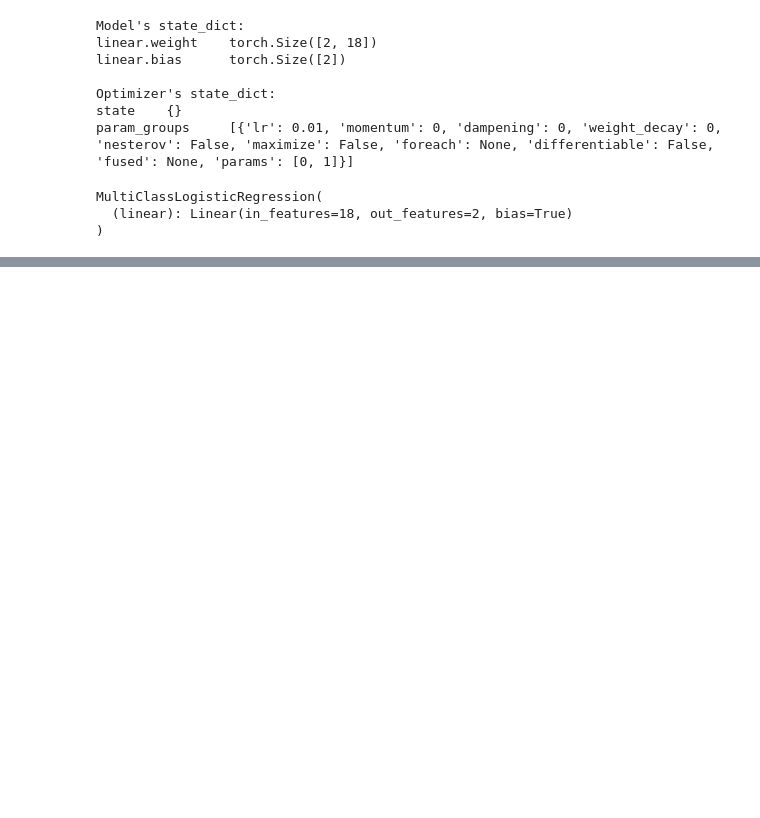
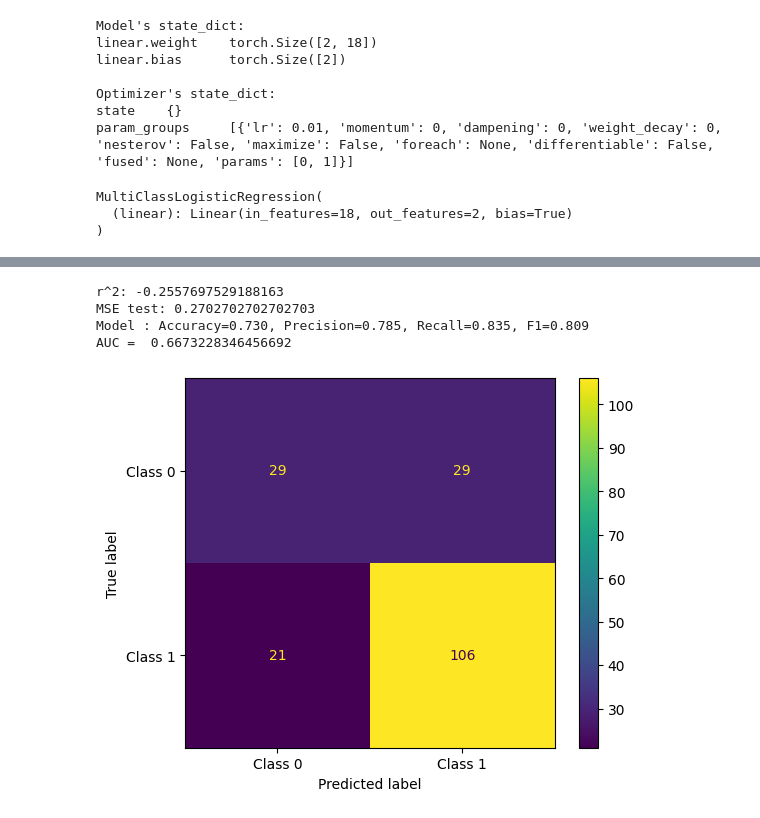
Before and after one commit to rileydrcelik/startup_predictor, a Jupyter notebook: testingbyasap.ipynb, the cells around one changed output, grey strips where cells are left out. Drawn from its saved outputs; the diff is of its cells as text; code cells hidden in the pictures; blank space fills up the shorter version.

```diff
--- a/testingbyasap.ipynb
+++ b/testingbyasap.ipynb
@@ -1094,0 +1072,35 @@ weighted avg       0.70      0.70      0.70       185
+# %%
+params = {
+    'n_estimators': (50, 500),             # Number of trees
+    'learning_rate': (0.01, 0.3, 'log-uniform'),  # Learning rate
+    'max_depth': (2, 10),                 # Maximum tree depth
+    'subsample': (0.5, 1.0),              # Subsampling for trees
+    'min_samples_split': (2, 20),         # Minimum number of samples to split a node
+    'min_samples_leaf': (1, 20),          # Minimum number of samples per leaf node
+}
+
+gb = GradientBoostingClassifier(random_state=27)
+
+bayes_search = BayesSearchCV(
+    estimator=gb,
+    search_spaces=params,
+    n_iter=50,  # Number of parameter settings to sample
+    cv=3,       # 3-fold cross-validation
+    scoring='roc_auc',  # Use ROC-AUC for evaluation
+    random_state=42,
+    verbose=2,
+    n_jobs=-1  # Use all CPU cores
+)
+
+bayes_search.fit(x_train, y_train)
+
+print("Best Parameters:", bayes_search.best_params_)
+print("Best Cross-Validated ROC-AUC:", bayes_search.best_score_)
+
+# Test the best model on the test set
+best_model = bayes_search.best_estimator_
+y_test_pred = best_model.predict(x_test)
+y_test_pred_proba = best_model.predict_proba(x_test)[:, 1]
+
+print("\nTest Set Classification Report:")
+print(classification_report(y_test, y_test_pred))
@@ -1094,0 +1125,13 @@ weighted avg       0.70      0.70      0.70       185
+# %%
+params = {'learning_rate': 0.1214083024909187, 'max_depth': 10, 'min_samples_leaf': 4, 'min_samples_split': 5, 'n_estimators': 410, 'subsample': 0.6862898889916289}
+gbc = GradientBoostingClassifier(**params)
+gbc.fit(x_train, y_train)
+y_pred = gbc.predict(x_test)
+
+isMyModelGood(y_test, y_pred)
+# %% [output]
+r^2: -0.2557697529188163
+MSE test: 0.2702702702702703
+Model : Accuracy=0.730, Precision=0.785, Recall=0.835, F1=0.809
+AUC =  0.6673228346456692
+[figure, added]
```
Also changed, not shown: parts of 15 cells of this notebook, 1 other file.
